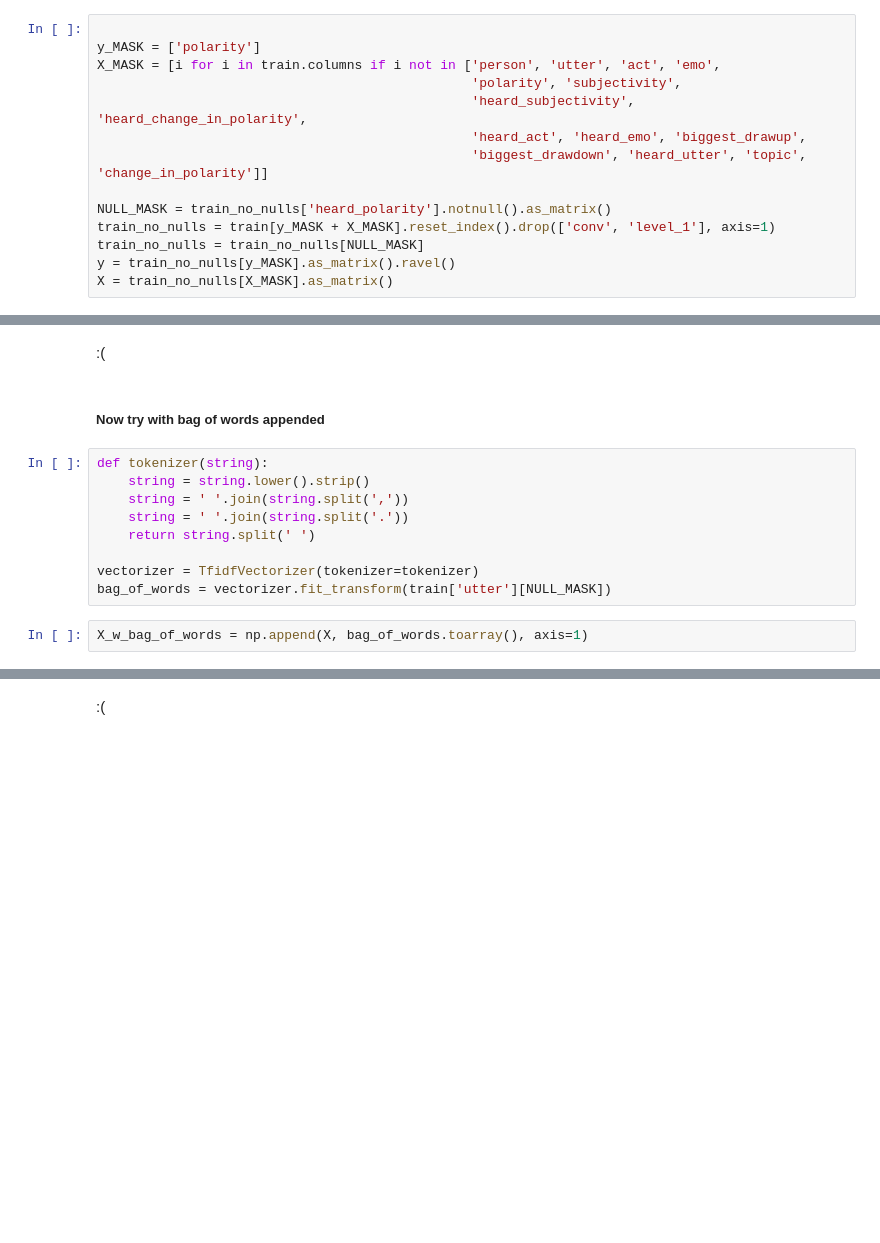
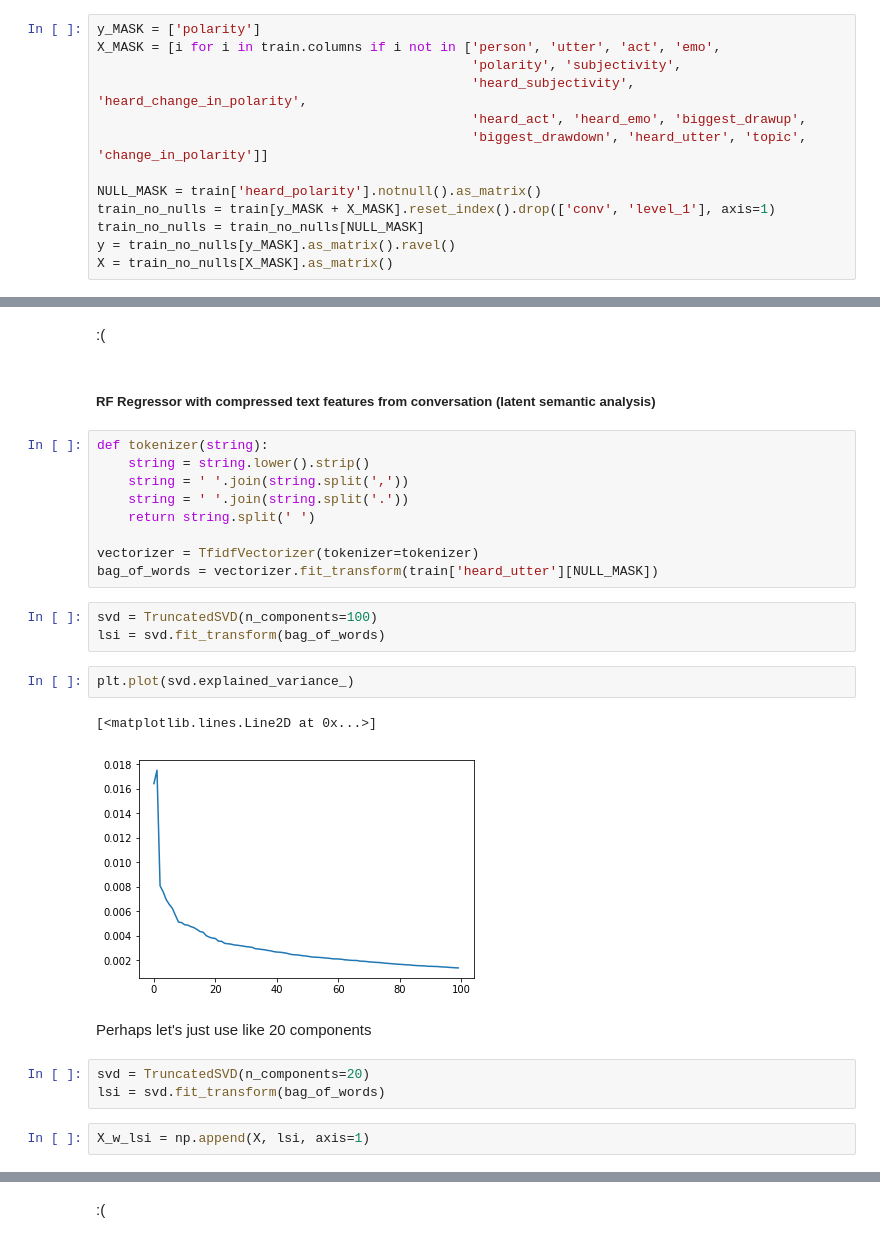
Before and after one commit to Ryanglambert/daily_dialogue, a Jupyter notebook: EDA.ipynb, the cells around one changed output, grey strips where cells are left out. Saved outputs shown, nothing was run; the diff lists cells and outputs as text; blank space fills up the shorter version.

```diff
--- a/EDA.ipynb
+++ b/EDA.ipynb
@@ -169,7 +169,6 @@ from sklearn.decomposition import TruncatedSVD
 
 from sklearn.pipeline import Pipeline
 # %%
-
 y_MASK = ['polarity']
 X_MASK = [i for i in train.columns if i not in ['person', 'utter', 'act', 'emo',
                                                 'polarity', 'subjectivity',
@@ -177,7 +176,7 @@ X_MASK = [i for i in train.columns if i not in ['person', 'utter', 'act', 'emo',
                                                 'heard_act', 'heard_emo', 'biggest_drawup',
                                                 'biggest_drawdown', 'heard_utter', 'topic', 'change_in_polarity']]
 
-NULL_MASK = train_no_nulls['heard_polarity'].notnull().as_matrix()
+NULL_MASK = train['heard_polarity'].notnull().as_matrix()
 train_no_nulls = train[y_MASK + X_MASK].reset_index().drop(['conv', 'level_1'], axis=1)
 train_no_nulls = train_no_nulls[NULL_MASK]
 y = train_no_nulls[y_MASK].as_matrix().ravel()
@@ -193,7 +194,7 @@ scores
 # %% [markdown]
 :(
-# %% [markdown]
-##### Now try with bag of words appended
+# %% [markdown]
+##### RF Regressor with compressed text features from conversation (latent semantic analysis)
 # %%
 def tokenizer(string):
     string = string.lower().strip()
@@ -202,7 +203,20 @@ def tokenizer(string):
     return string.split(' ')
 
 vectorizer = TfidfVectorizer(tokenizer=tokenizer)
-bag_of_words = vectorizer.fit_transform(train['utter'][NULL_MASK])
+bag_of_words = vectorizer.fit_transform(train['heard_utter'][NULL_MASK])
+# %%
+svd = TruncatedSVD(n_components=100)
+lsi = svd.fit_transform(bag_of_words)
+# %%
+plt.plot(svd.explained_variance_)
+# %% [output]
+[<matplotlib.lines.Line2D at 0x...>]
+[figure, added]
+# %% [markdown]
+Perhaps let's just use like 20 components
+# %%
+svd = TruncatedSVD(n_components=20)
+lsi = svd.fit_transform(bag_of_words)
 # %%
-X_w_bag_of_words = np.append(X, bag_of_words.toarray(), axis=1)
+X_w_lsi = np.append(X, lsi, axis=1)
 # %%
```
Also changed, not shown: parts of 21 cells of this notebook.
